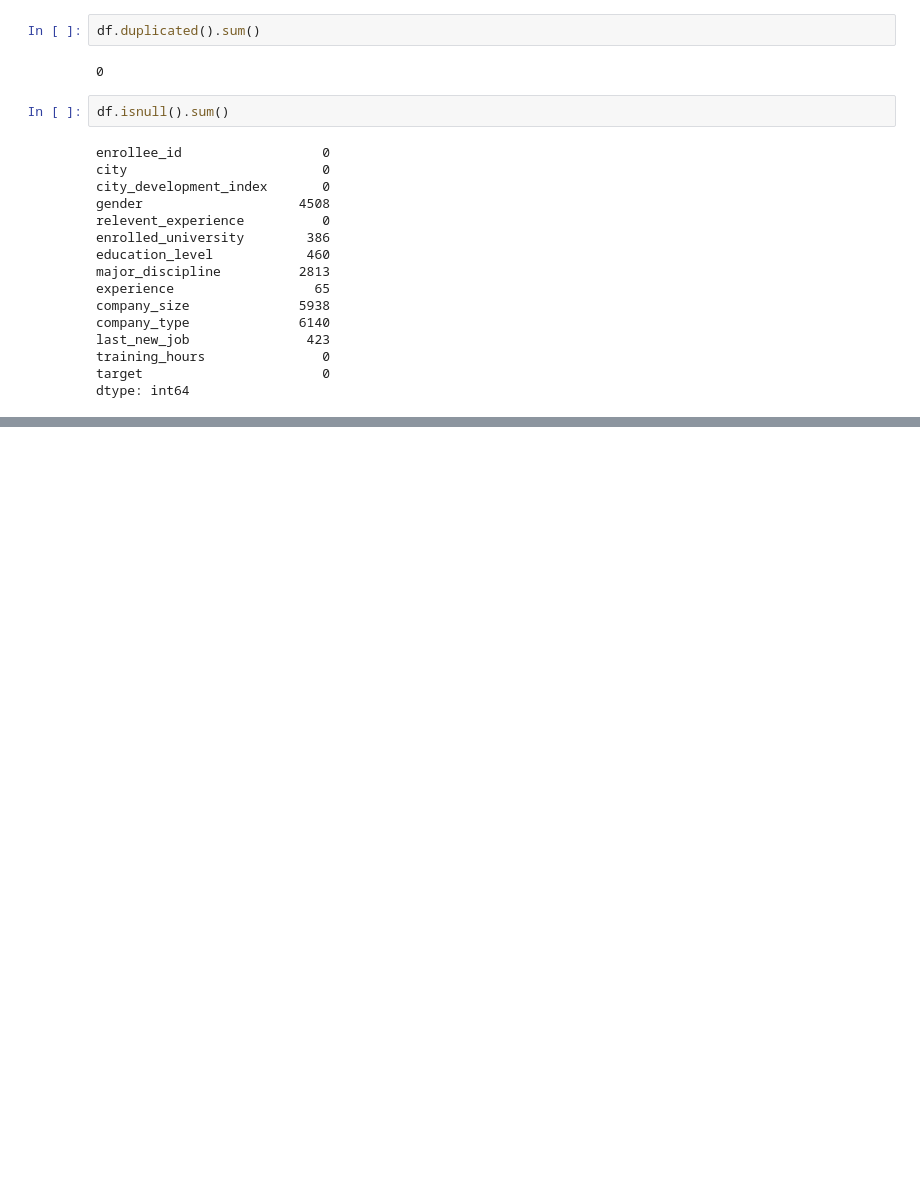
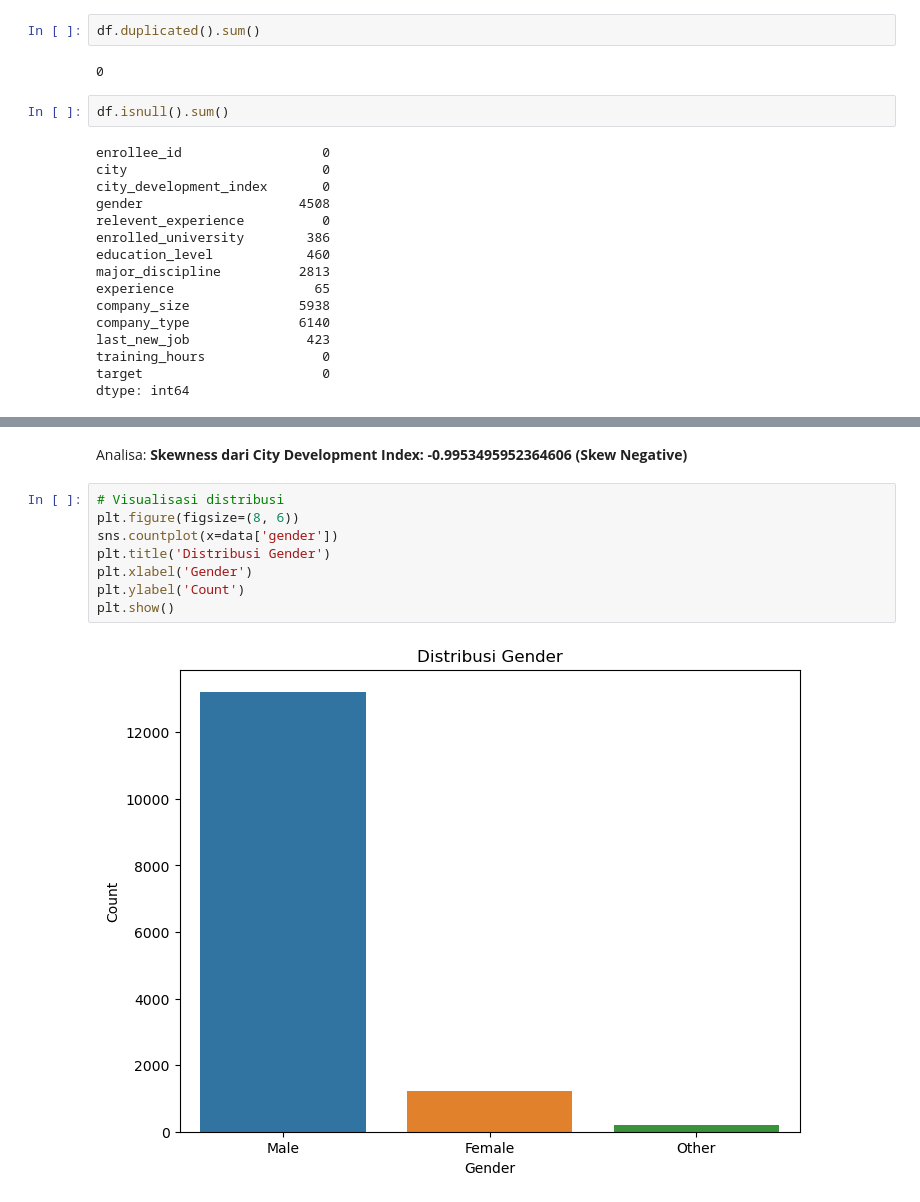
Before and after one commit to fachri34/Final-Project-Data-Science, a Jupyter notebook: HR Analytics.ipynb, the cells around one changed output, grey strips where cells are left out. Cells and saved outputs as stored; diff of their text form; blank space fills up the shorter version.

```diff
--- a/HR Analytics.ipynb
+++ b/HR Analytics.ipynb
@@ -102,0 +116,12 @@ dtype: int64
+# %% [markdown]
+Analisa: **Skewness dari City Development Index: -0.9953495952364606 (Skew Negative)**
+# %%
+# Visualisasi distribusi
+plt.figure(figsize=(8, 6))
+sns.countplot(x=data['gender'])
+plt.title('Distribusi Gender')
+plt.xlabel('Gender')
+plt.ylabel('Count')
+plt.show()
+# %% [output]
+[figure, added]
```
Also changed, not shown: parts of 41 cells of this notebook.
